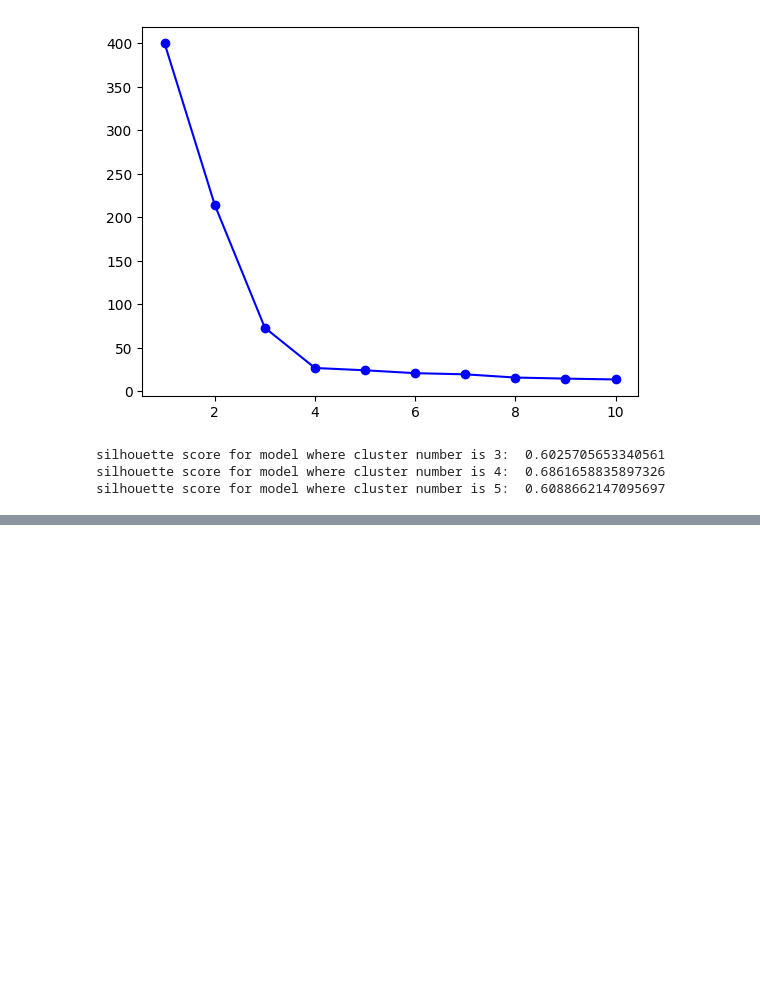
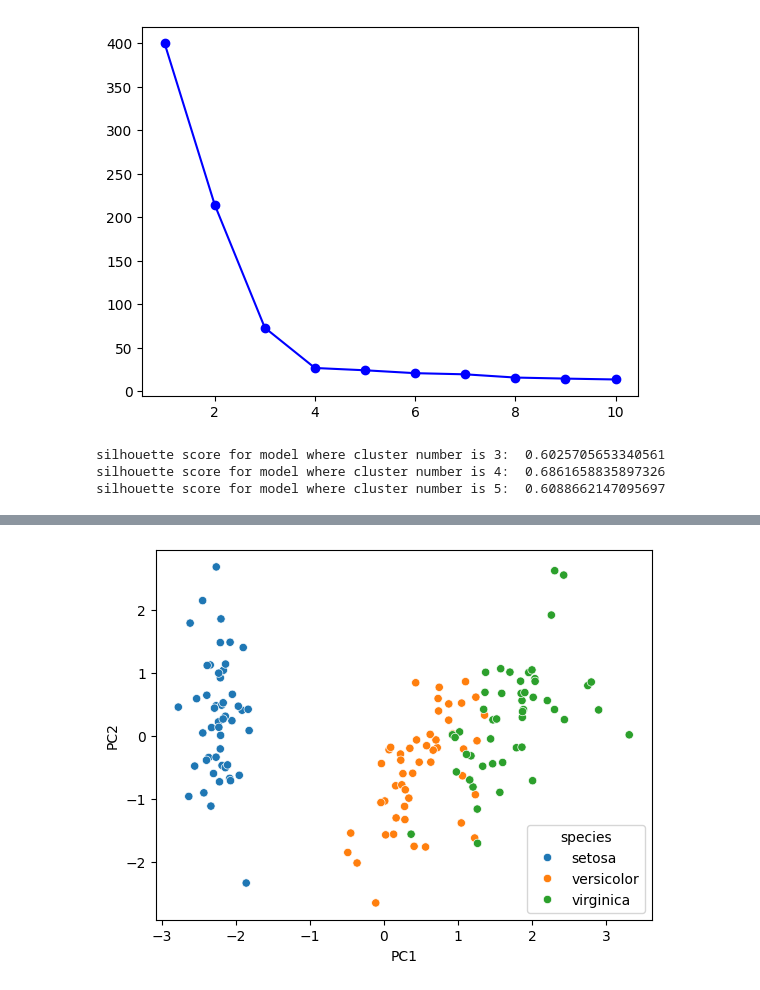
Before and after one commit to sumedhpuri/i_was_bored, a Jupyter notebook: machine_learning/Unsupervised_Learning.ipynb, the cells around one changed output, grey strips where cells are left out. Drawn from its saved outputs; the diff is of its cells as text; code cells hidden in the pictures; blank space fills up the shorter version.

```diff
--- a/machine_learning/Unsupervised_Learning.ipynb
+++ b/machine_learning/Unsupervised_Learning.ipynb
@@ -259,3 +259,88 @@ print('silhouette score for model where cluster number is 5: ', silhouette_score
 silhouette score for model where cluster number is 3:  0.6025705653340561
 silhouette score for model where cluster number is 4:  0.6861658835897326
 silhouette score for model where cluster number is 5:  0.6088662147095697
+# %%
+# ## Question 4: Squashing the Iris 🌸
+# We will use the famous Iris Dataset. It has 4 numeric measurements (Sepal Length, Sepal Width, Petal Length, Petal Width) for 3 types of flowers.
+
+# The Goal: We cannot draw a 4D graph. Your job is to squash these 4 dimensions down to 2 Principal Components so we can plot them on a 2D piece of paper (screen).
+
+# Dataset:
+# We load the dataset directly from seaborn for convenience
+# df = sns.load_dataset('iris')
+
+# # Inspect the data
+# print(df.head())
+# Your Tasks:
+
+# Prepare Data:
+
+# Create X using the 4 numeric columns: 'sepal_length', 'sepal_width', 'petal_length', 'petal_width'.
+
+# Create y using the 'species' column (just for coloring the plot later).
+
+# Scale (Crucial!): PCA is very sensitive to scale. Use StandardScaler to create X_scaled.
+
+# Apply PCA:
+
+# Import PCA from sklearn.decomposition.
+
+# Create a model: pca = PCA(n_components=2) (Squash to 2 dimensions).
+
+# Fit and Transform X_scaled into a new array called X_pca.
+
+# Check Information Loss:
+
+# Print pca.explained_variance_ratio_.
+
+# This tells you how much of the original "story" is preserved in your new 2D version. (e.g., [0.72, 0.23] means Component 1 holds 72% of the info).
+
+# Visualize:
+
+# Create a DataFrame from X_pca with columns ['PC1', 'PC2'].
+
+# Add the species column back to this new DataFrame.
+
+# Use sns.scatterplot (or plt.scatter) to plot PC1 vs PC2, coloring by species.
+
+# The Win Condition: If you see 3 clear clusters in your 2D plot, you have successfully compressed 4D reality into 2D!
+
+import pandas as pd
+import seaborn as sns
+from sklearn.preprocessing import StandardScaler
+from sklearn.decomposition import PCA
+import matplotlib.pyplot as plt
+
+df = sns.load_dataset('iris')
+
+
+X = df[['sepal_length', 'sepal_width', 'petal_length', 'petal_width']]
+y = df['species']
+
+scaler = StandardScaler()
+X_normally_scaled = scaler.fit_transform(X)
+
+pca = PCA(n_components = 2)
+
+X_pca = pca.fit_transform(X_normally_scaled)
+
+print(pca.explained_variance_ratio_)
+
+df_2 = pd.DataFrame(X_pca, columns=['PC1', 'PC2'])
+
+df_final = pd.merge(df_2
+                   ,df['species']
+                   ,left_index  = True
+                   ,right_index = True
+                   ,how         = 'inner'
+              )
+
+display(df_final)
+
+sns.scatterplot(df_final
+               ,x = 'PC1'
+               ,y = 'PC2'
+               ,hue = 'species'
+    )
+plt.show();
+# %% [output]
@@ -261,0 +361 @@ silhouette score for model where cluster number is 5:  0.6088662147095697
+[figure, added]
```
Also changed, not shown: parts of 1 cell of this notebook.
